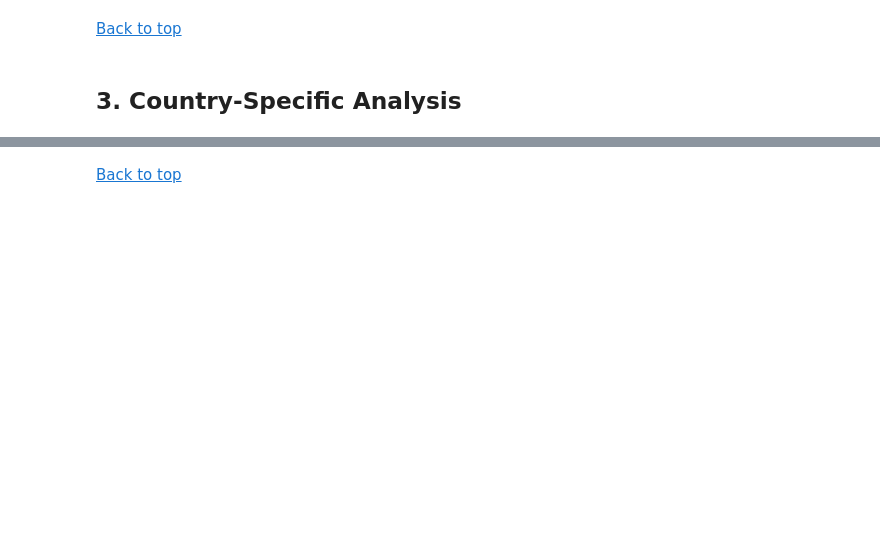
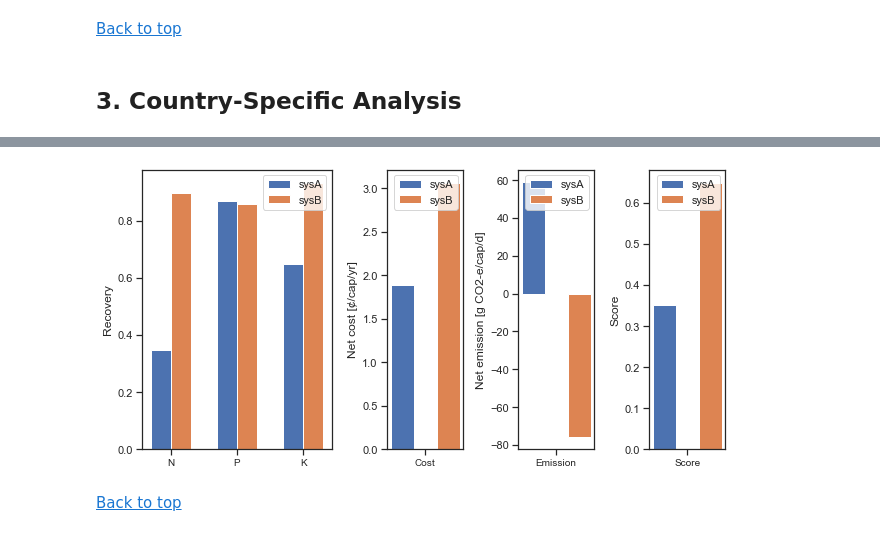
Before and after one commit to QSD-Group/QSDsan-workshop, a Jupyter notebook: Example_complete.ipynb, the cells around one changed output, grey strips where cells are left out. Drawn from its saved outputs; the diff is of its cells as text; code cells hidden in the pictures; blank space fills up the shorter version.

```diff
--- a/Workshop_Example_workbook.ipynb
+++ b/Example_complete.ipynb
@@ -169,0 +323,5 @@ for country in ('Uganda', 'USA', 'India', 'China', 'South Africa', 'Germany'):
+# %%
+# And here are the results with those country-specific parameters
+from country_specific import get_results
+results = get_results('US')
+results['sysA']
@@ -170,2 +342,10 @@ for country in ('Uganda', 'USA', 'India', 'China', 'South Africa', 'Germany'):
+# %%
+# To do a side-by-side comparison with the Uganda results
+# the results might be different from the ones we see above
+# as we are using the average data from Uganda
+from country_specific import plot
+fig = plot(results, econ_weight=0.7)
+# %% [output]
+[figure, added]
 # %% [markdown]
 [Back to top](#top)
```
Also changed, not shown: parts of 34 cells of this notebook, 6 other files.
